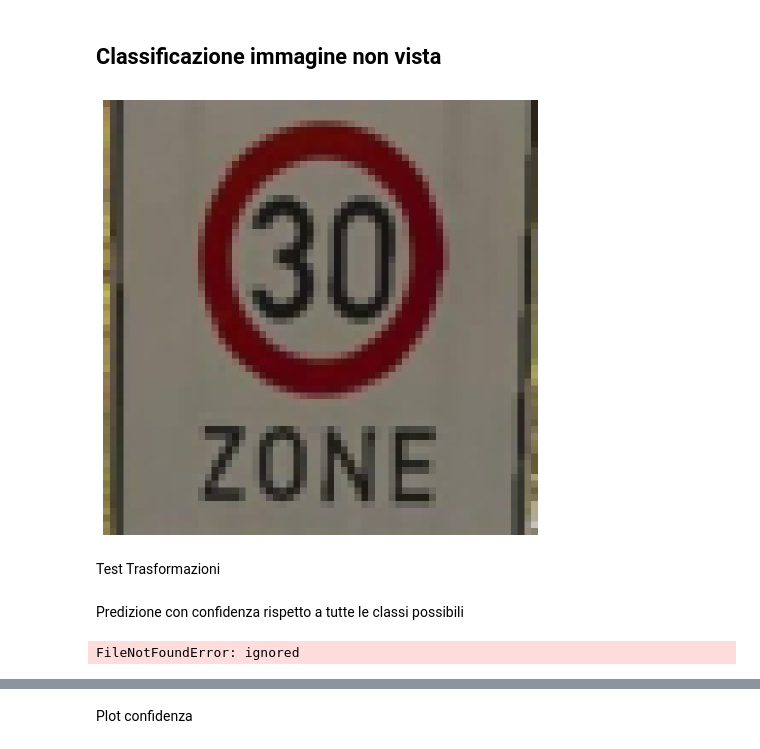
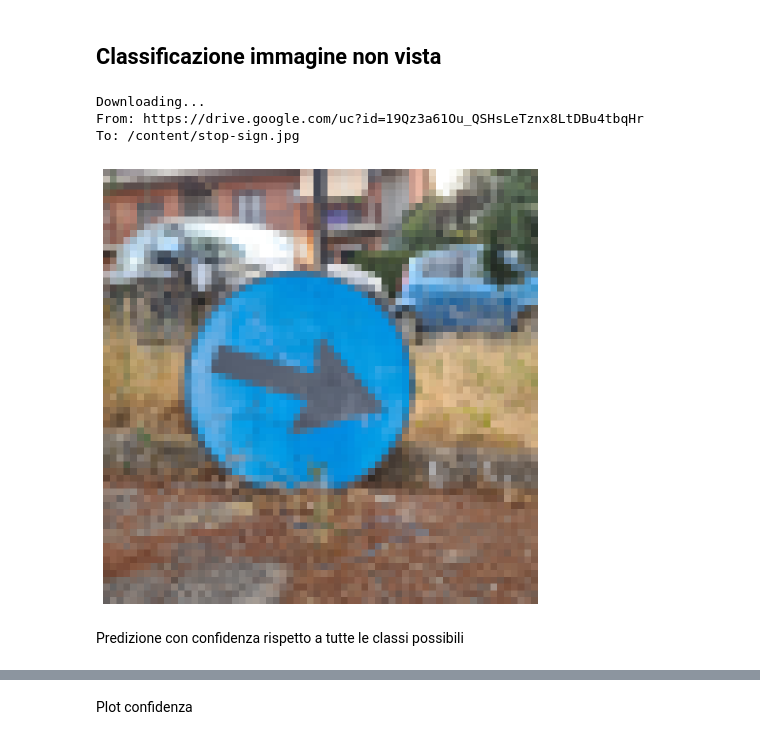
Before and after one commit to DavideEspositoPelella/LAB-IAGI, a Jupyter notebook: Traffic_Sign_Recognition.ipynb, the cells around one changed output, grey strips where cells are left out. Cells and saved outputs as stored; diff of their text form; code cells hidden in the pictures.

```diff
--- a/Traffic_Sign_Recognition.ipynb
+++ b/Traffic_Sign_Recognition.ipynb
@@ -796,15 +813,2 @@ show_confusion_matrix(cm, class_names)
 # %% [markdown]
 ## Classificazione immagine non vista
-# %%
-#!gdown --id 19Qz3a61Ou_QSHsLeTznx8LtDBu4tbqHr
-#!gdown https://encrypted-tbn0.gstatic.com/images?q=tbn:ANd9GcSrE6qyU5oAorfk_ABkjTcqtLXrwqUI3pxfhK5TeOP0cJqGa9mECMhx39vXxqjKtxhcVh0&usqp=CAU
-#show_image('stop-sign.jpg')
-
-
-#show_image('/content/images?q=tbn:ANd9GcSrE6qyU5oAorfk_ABkjTcqtLXrwqUI3pxfhK5TeOP0cJqGa9mECMhx39vXxqjKtxhcVh0')
-
-show_image('drive/MyDrive/inference/IMG_20220710_195852_099.jpg')
-# %% [output]
-[figure, removed]
-# %% [markdown]
-Test Trasformazioni
@@ -833,3 +815,20 @@ for i in range(5):
+# %%
+!gdown --id 19Qz3a61Ou_QSHsLeTznx8LtDBu4tbqHr
+
+
+#img_path = 'stop-sign.jpg' #stop
+#img_path = 'drive/MyDrive/inference/IMG_20220710_195852_099.jpg' #speed_limit 30
+#img_path = 'drive/MyDrive/inference/20220710_200527.jpg'  #round_about_mandatory
+#img_path = 'drive/MyDrive/inference/IMG_20220710_193242_762.jpg' #no_entry
+#img_path = 'drive/MyDrive/inference/IMG_20220710_195854_666.jpg'
+#img_path = 'drive/MyDrive/inference/20220710_191336.jpg'  #keep right
+img_path = 'drive/MyDrive/inference/20220710_191319.jpg'
+show_image(img_path)
+# %% [output]
+Downloading...
+From: https://drive.google.com/uc?id=19Qz3a61Ou_QSHsLeTznx8LtDBu4tbqHr
+To: /content/stop-sign.jpg
+[figure, added]
 # %% [markdown]
 Predizione con confidenza rispetto a tutte le classi possibili
 # %%
@@ -841,12 +840,3 @@ def predict_proba(model, image_path):
   pred = model(img.to(device))
   pred = F.softmax(pred, dim=1)
   return pred.detach().cpu().numpy().flatten()
-# %%
-#pred = predict_proba(base_model, 'drive/MyDrive/inference/IMG_20220710_195852_099.jpg')
-#pred = predict_proba(base_model, 'stop-sign.jpg')
-pred = predict_proba(base_model, 'GTSRB/Final_Test/Images/10156.ppm')
-print(pred)
-#pred2 = model('GTSRB/Final_Test/Images/03298.ppm')
-#pred2 = F.softmax(pred, dim=1)
-# %% [output]
-FileNotFoundError: ignored
```
Also changed, not shown: parts of 49 cells of this notebook, 2 other files.
